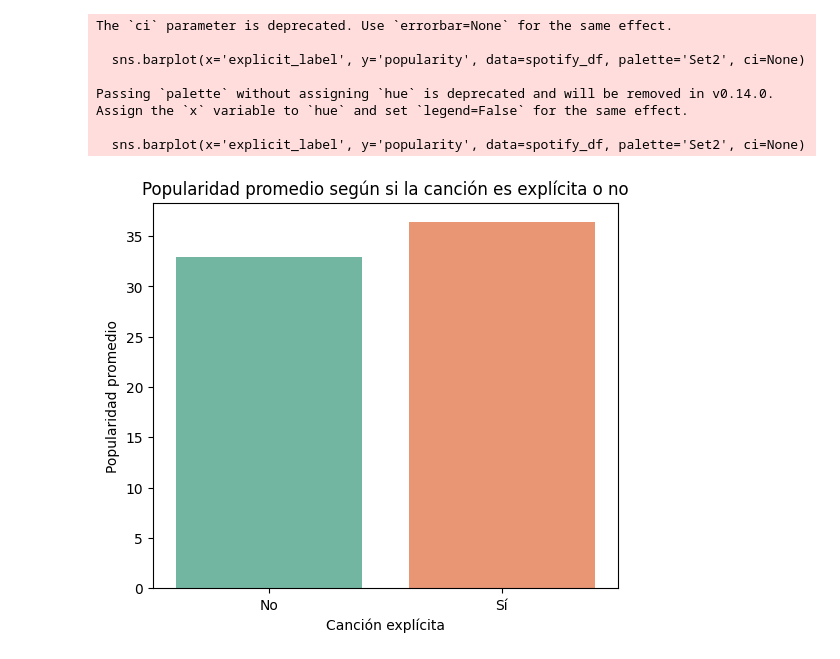
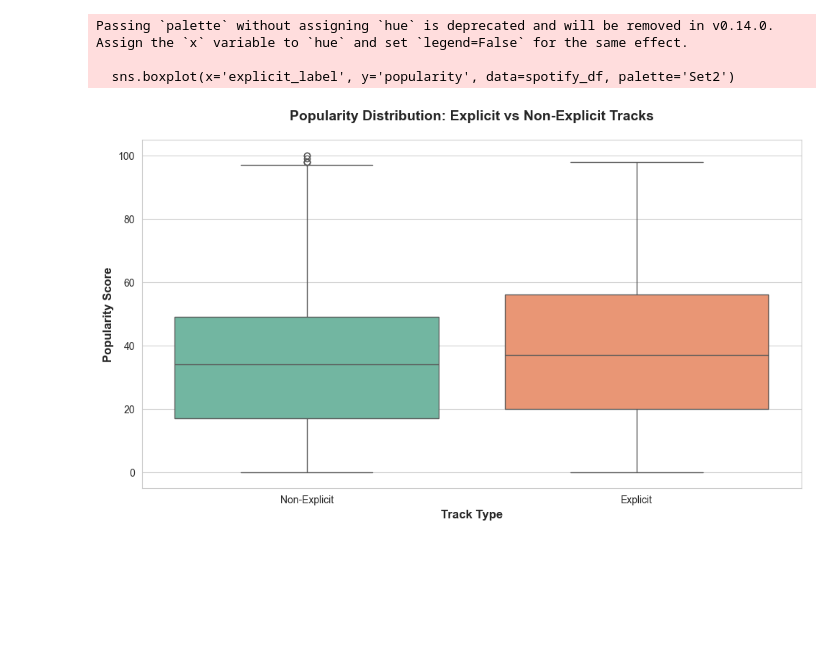
Before and after one commit to JuanHoyos329/workshop-2, a Jupyter notebook: eda.ipynb, the cells around one changed output. Cells and saved outputs as stored; diff of their text form; code cells hidden in the pictures; blank space fills up the shorter version.

```diff
--- a/eda.ipynb
+++ b/eda.ipynb
@@ -16,3 +23,7 @@ import seaborn as sns
 # %%
-spotify_df = pd.read_csv(r"C:\Users\juana\OneDrive\Escritorio\workshop-2\dags\spotify_dataset.csv")
-grammy_df = pd.read_csv(r"C:\Users\juana\OneDrive\Escritorio\workshop-2\dags\the_grammy_awards.csv")
+# Load datasets
+spotify_df = pd.read_csv(r"dags\spotify_dataset.csv")
+grammy_df = pd.read_csv(r"dags\the_grammy_awards.csv")
+
+print(f"Spotify dataset: {spotify_df.shape[0]:,} rows × {spotify_df.shape[1]} columns")
+print(f"Grammy dataset: {grammy_df.shape[0]:,} rows × {grammy_df.shape[1]} columns")
@@ -130,18 +143,16 @@ plt.show()
 # %%
-spotify_df['explicit_label'] = spotify_df['explicit'].apply(lambda x: 'Sí' if x else 'No')
+# Popularity comparison: Explicit vs Non-Explicit tracks
+spotify_df['explicit_label'] = spotify_df['explicit'].apply(lambda x: 'Explicit' if x else 'Non-Explicit')
 
-plt.figure(figsize=(6,5))
-sns.barplot(x='explicit_label', y='popularity', data=spotify_df, palette='Set2', ci=None)
-plt.title("Popularidad promedio según si la canción es explícita o no")
-plt.xlabel("Canción explícita")
-plt.ylabel("Popularidad promedio")
+plt.figure(figsize=(10, 6))
+sns.boxplot(x='explicit_label', y='popularity', data=spotify_df, palette='Set2')
+plt.title('Popularity Distribution: Explicit vs Non-Explicit Tracks', fontsize=14, fontweight='bold', pad=20)
+plt.xlabel('Track Type', fontsize=12, fontweight='bold')
+plt.ylabel('Popularity Score', fontsize=12, fontweight='bold')
+plt.tight_layout()
 plt.show()
 # %% [output]
-The `ci` parameter is deprecated. Use `errorbar=None` for the same effect.
-
-  sns.barplot(x='explicit_label', y='popularity', data=spotify_df, palette='Set2', ci=None)
-
 Passing `palette` without assigning `hue` is deprecated and will be removed in v0.14.0. Assign the `x` variable to `hue` and set `legend=False` for the same effect.
 
-  sns.barplot(x='explicit_label', y='popularity', data=spotify_df, palette='Set2', ci=None)
+  sns.boxplot(x='explicit_label', y='popularity', data=spotify_df, palette='Set2')
-[figure, old version]
+[figure, new version]
```
Also changed, not shown: parts of 38 cells of this notebook, 15 other files.
